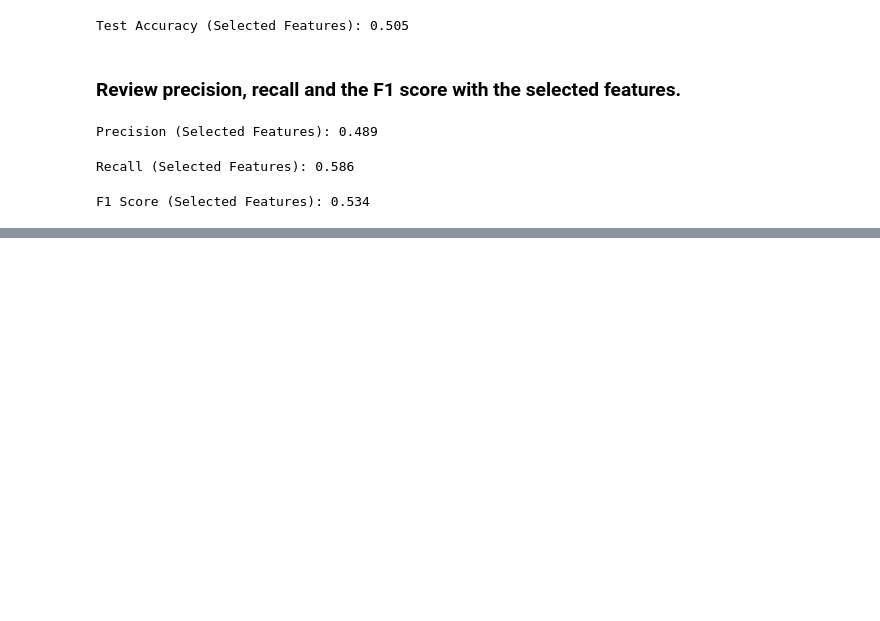
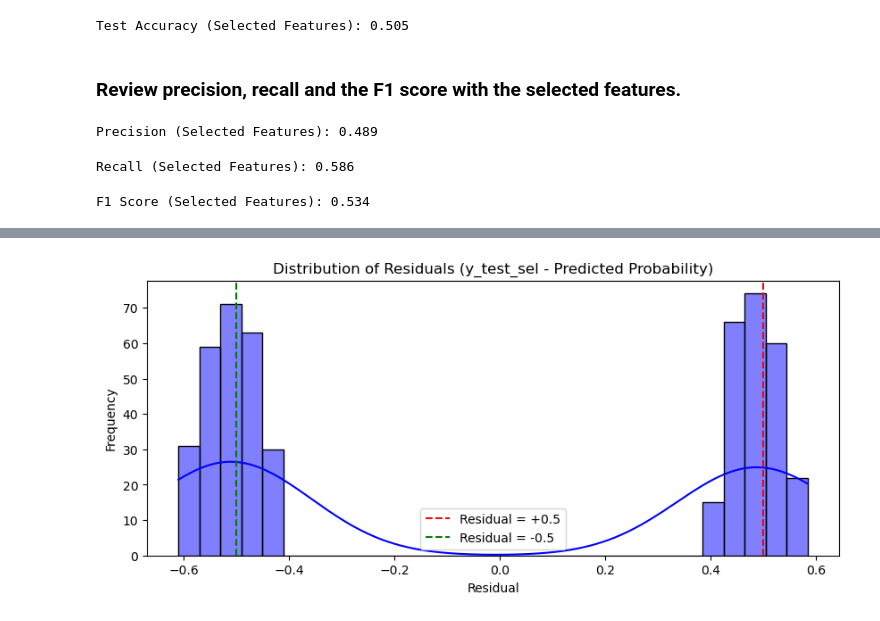
Before and after one commit to mytechnotalent/Reverse-Engineering-Data, a Jupyter notebook: 03-LR.ipynb, the cells around one changed output, grey strips where cells are left out. Saved outputs shown, nothing was run; the diff lists cells and outputs as text; code cells hidden in the pictures; blank space fills up the shorter version.

```diff
--- a/03-LR.ipynb
+++ b/03-LR.ipynb
@@ -396,0 +380,14 @@ F1 Score (Selected Features): 0.534
+# %%
+y_prob_sel = lr_selected.predict_proba(X_test_sel)[:, 1]
+residuals_sel = y_test_sel - y_prob_sel
+plt.figure(figsize=(10,4))
+sns.histplot(residuals_sel, bins=30, kde=True, color='blue')
+plt.axvline(0.5, color='red', linestyle='--', label='Residual = +0.5')
+plt.axvline(-0.5, color='green', linestyle='--', label='Residual = -0.5')
+plt.title('Distribution of Residuals (y_test_sel - Predicted Probability)')
+plt.xlabel('Residual')
+plt.ylabel('Frequency')
+plt.legend()
+plt.show()
+# %% [output]
+[figure, added]
```
Also changed, not shown: parts of 8 cells of this notebook.
